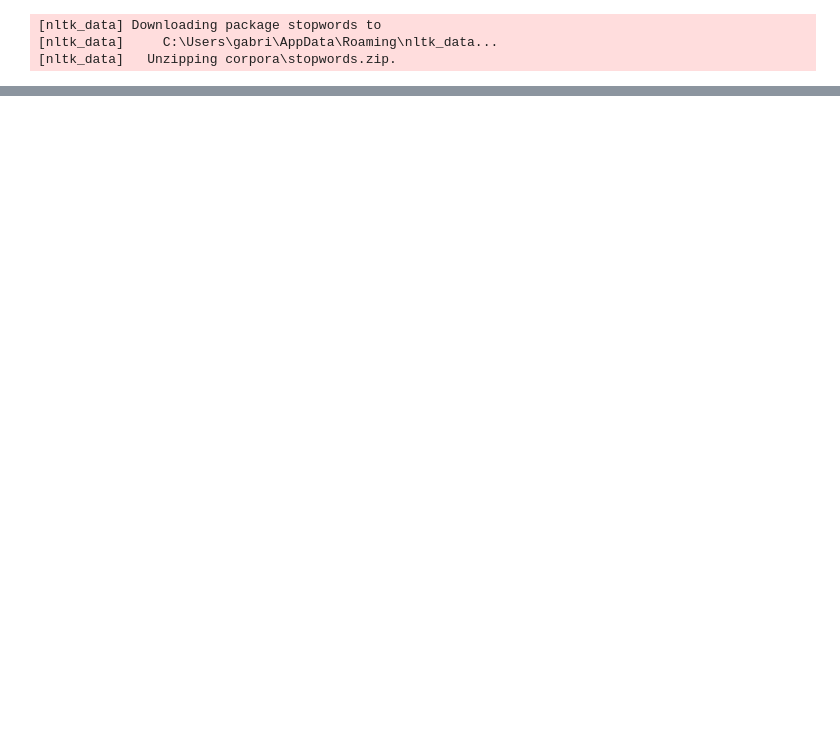
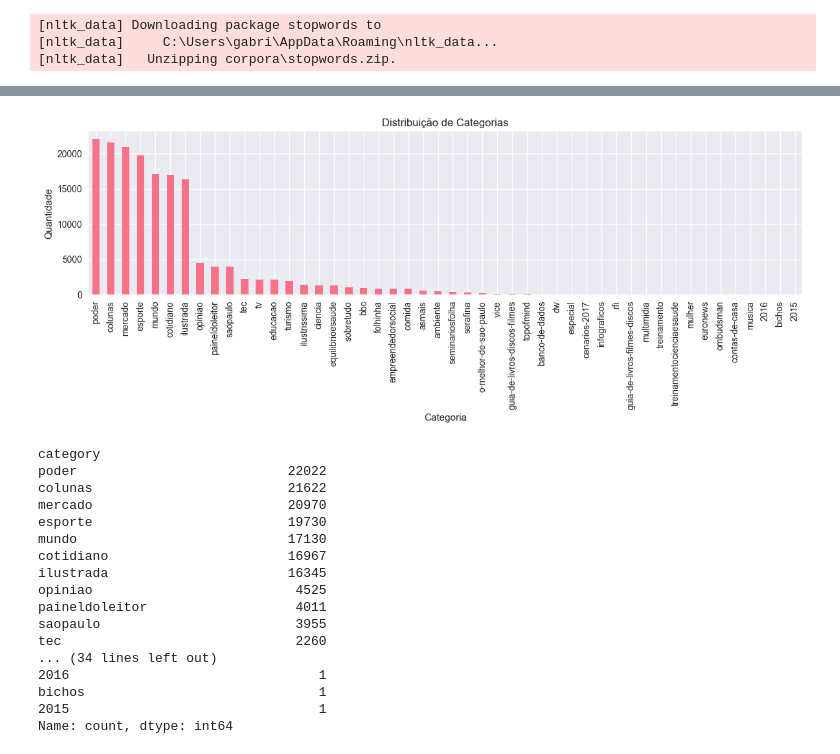
Before and after one commit to gabrielndo/news-classifier, a Jupyter notebook: notebooks/eda.ipynb, the cells around one changed output, grey strips where cells are left out. Cells and saved outputs as stored; diff of their text form; code cells hidden in the pictures; blank space fills up the shorter version.

```diff
--- a/notebooks/eda.ipynb
+++ b/notebooks/eda.ipynb
@@ -37,0 +91,30 @@ Primeiras Linhas:
+# %%
+plt.figure(figsize=(12, 5))
+df['category'].value_counts().plot(kind='bar')
+plt.title('Distribuição de Categorias')
+plt.xlabel('Categoria')
+plt.ylabel('Quantidade')
+plt.xticks(rotation=90)
+plt.tight_layout()
+plt.show()
+
+print(df['category'].value_counts())
+# %% [output]
+[figure, added]
+category
+poder                           22022
+colunas                         21622
+mercado                         20970
+esporte                         19730
+mundo                           17130
+cotidiano                       16967
+ilustrada                       16345
+opiniao                          4525
+paineldoleitor                   4011
+saopaulo                         3955
+tec                              2260
+... (34 lines left out)
+2016                                1
+bichos                              1
+2015                                1
+Name: count, dtype: int64
```
Also changed, not shown: parts of 4 cells of this notebook, 2 other files.
